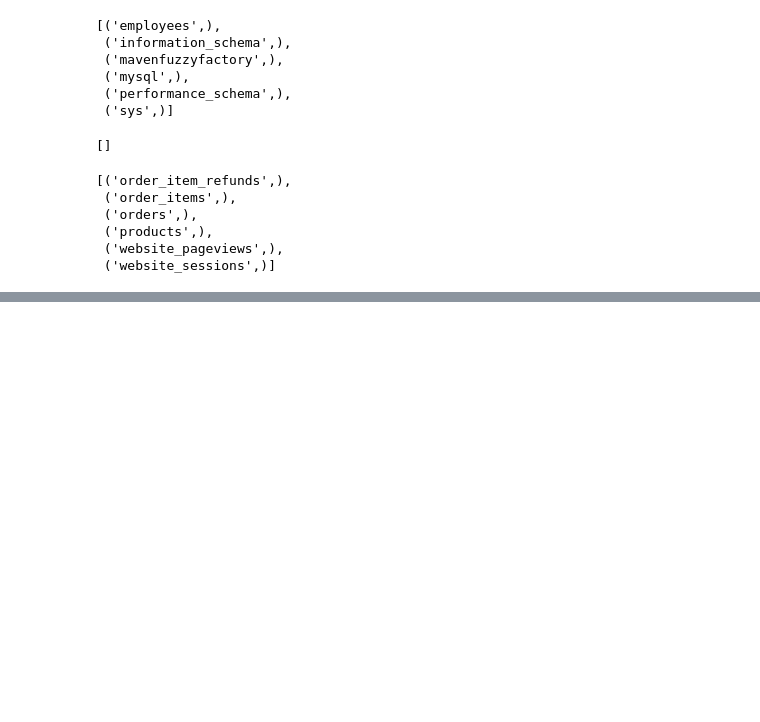
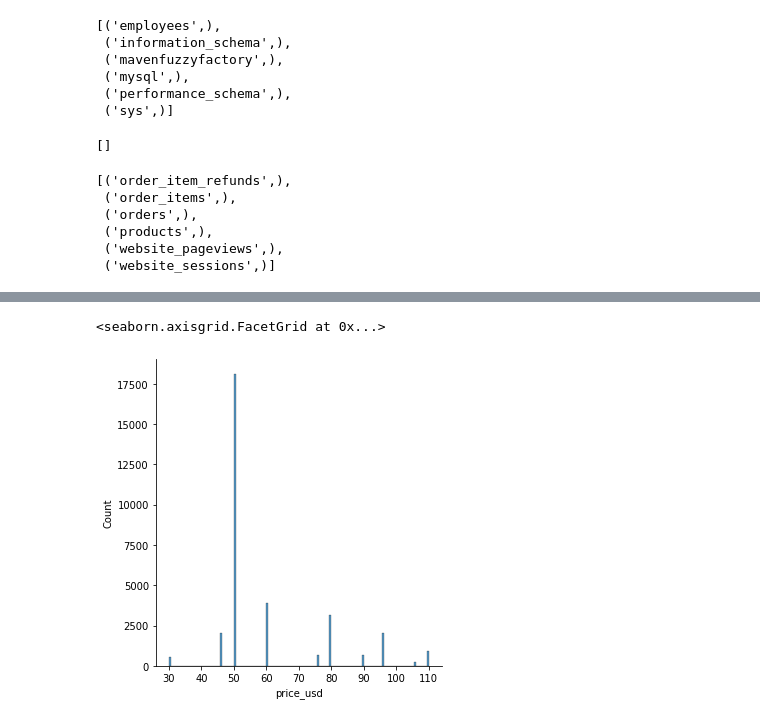
Before and after one commit to roblivesinottawa/ecommerce_project, a Jupyter notebook: notebook/analysis.ipynb, the cells around one changed output, grey strips where cells are left out. Drawn from its saved outputs; the diff is of its cells as text; code cells hidden in the pictures; blank space fills up the shorter version.

```diff
--- a/notebook/analysis.ipynb
+++ b/notebook/analysis.ipynb
@@ -73,0 +144,5 @@ df.head(10)
+# %%
+sns.displot(df.price_usd)
+# %% [output]
+<seaborn.axisgrid.FacetGrid at 0x...>
+[figure, added]
```
Also changed, not shown: parts of 16 cells of this notebook, 1 other file.
